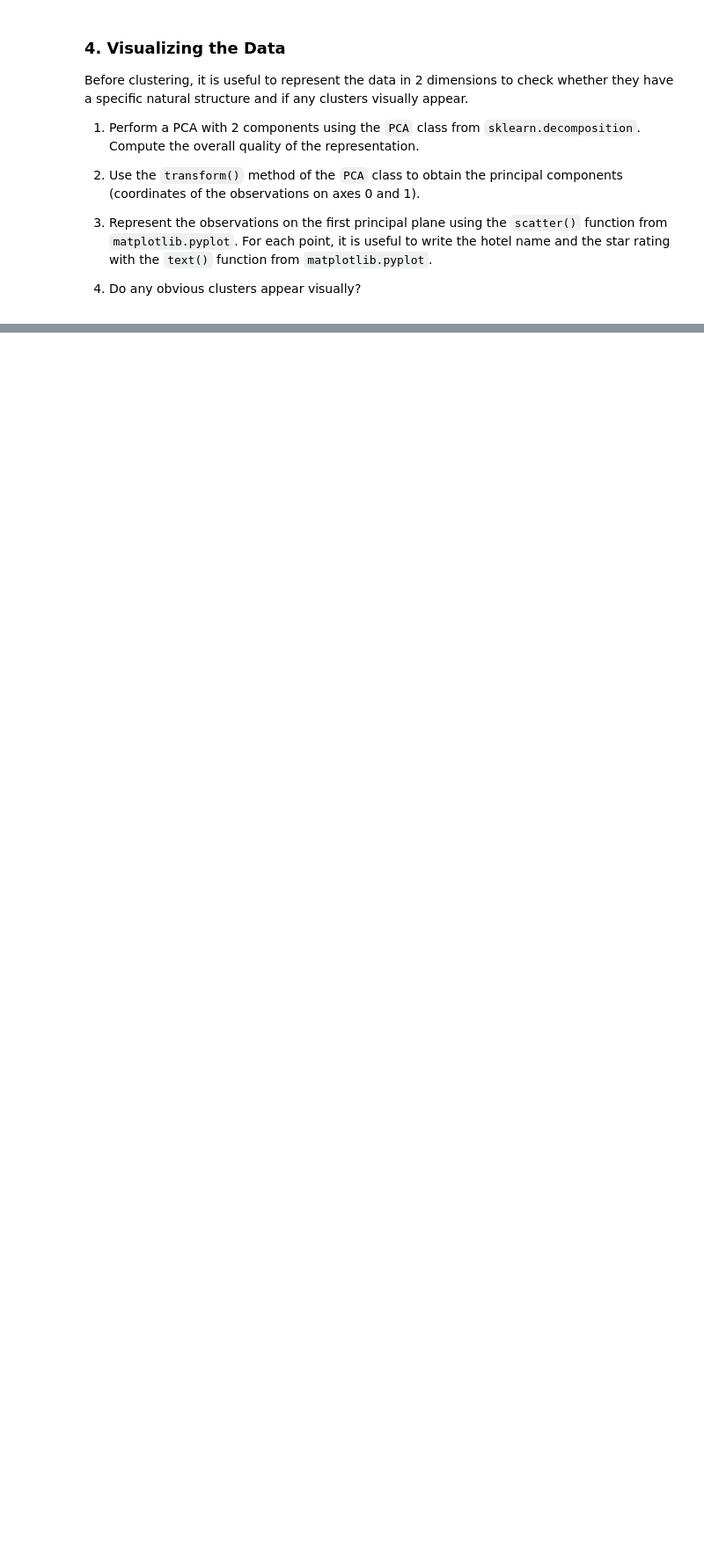
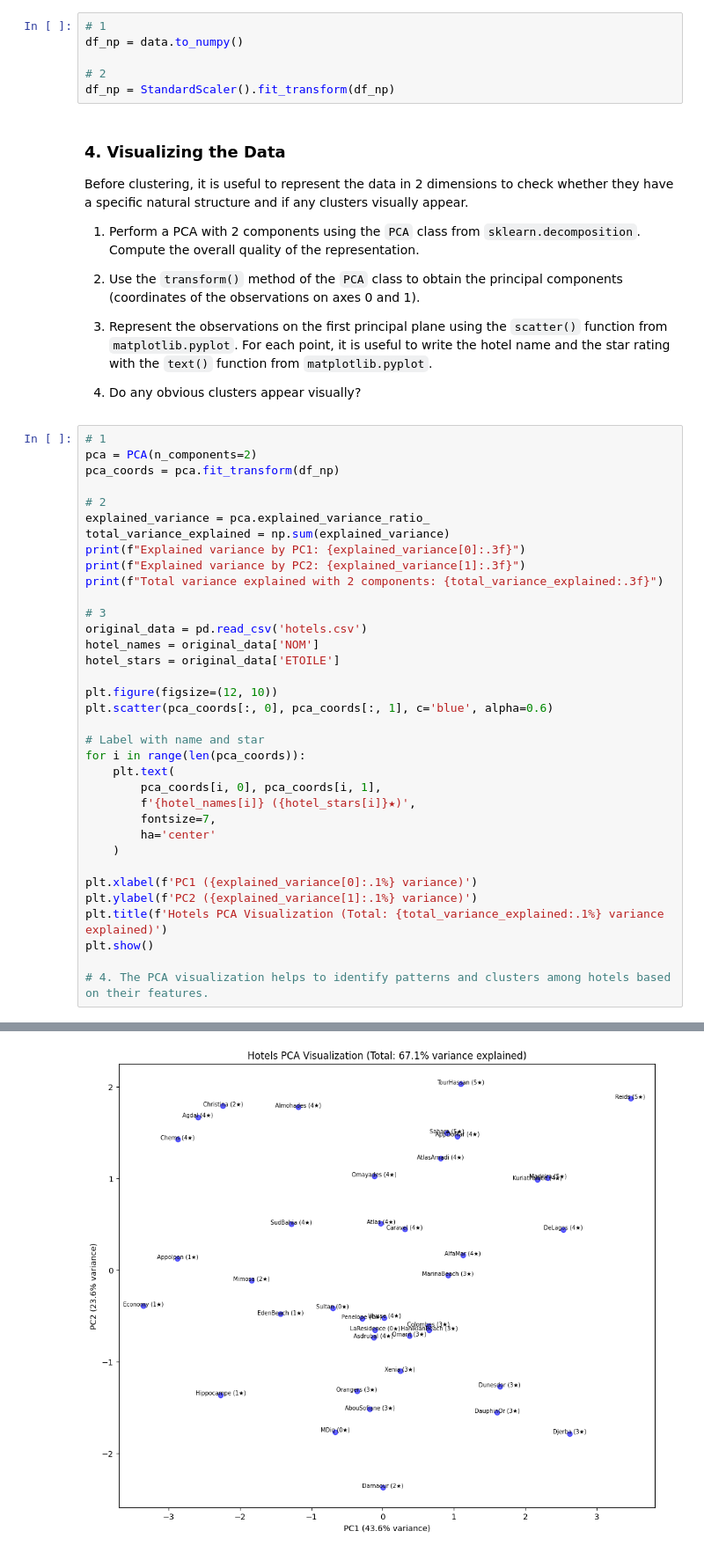
Before and after one commit to jmvilla12/apprentissage-non-supervise, a Jupyter notebook: TP2/TP_clustering_template.ipynb, the cells around one changed output, grey strips where cells are left out. Shown at 88% size. Cells and saved outputs as stored; diff of their text form; blank space fills up the shorter version.

```diff
--- a/TP2/TP_clustering_template.ipynb
+++ b/TP2/TP_clustering_template.ipynb
@@ -50,6 +84,12 @@ To perform clustering, the data must be centered and scaled:
 1. First, convert the `DataFrame` object into a `numpy` array by using the `to_numpy()` method of the `DataFrame` class.
 
 1. Next, use the `StandardScaler` class from `sklearn.preprocessing` to center and scale the data. Use the `fit()` and `transform()` methods to obtain the normalized data matrix.
+# %%
+# 1
+df_np = data.to_numpy()
+
+# 2
+df_np = StandardScaler().fit_transform(df_np)
 # %% [markdown]
 ### 4. Visualizing the Data
 
@@ -62,3 +102,39 @@ Before clustering, it is useful to represent the data in 2 dimensions to check w
 3.  Represent the observations on the first principal plane using the `scatter()` function from `matplotlib.pyplot`. For each point, it is useful to write the hotel name and the star rating with the `text()` function from `matplotlib.pyplot`.
 
 4. Do any obvious clusters appear visually?
+# %%
+# 1
+pca = PCA(n_components=2)
+pca_coords = pca.fit_transform(df_np)
+
+# 2
+explained_variance = pca.explained_variance_ratio_
+total_variance_explained = np.sum(explained_variance)
+print(f"Explained variance by PC1: {explained_variance[0]:.3f}")
+print(f"Explained variance by PC2: {explained_variance[1]:.3f}")
+print(f"Total variance explained with 2 components: {total_variance_explained:.3f}")
+
+# 3
+original_data = pd.read_csv('hotels.csv')
+hotel_names = original_data['NOM']
+hotel_stars = original_data['ETOILE']
+
+plt.figure(figsize=(12, 10))
+plt.scatter(pca_coords[:, 0], pca_coords[:, 1], c='blue', alpha=0.6)
+
+# Label with name and star
+for i in range(len(pca_coords)):
+    plt.text(
+        pca_coords[i, 0], pca_coords[i, 1],
+        f'{hotel_names[i]} ({hotel_stars[i]}★)',
+        fontsize=7,
+        ha='center'
+    )
+
+plt.xlabel(f'PC1 ({explained_variance[0]:.1%} variance)')
+plt.ylabel(f'PC2 ({explained_variance[1]:.1%} variance)')
+plt.title(f'Hotels PCA Visualization (Total: {total_variance_explained:.1%} variance explained)')
+plt.show()
+
+# 4. The PCA visualization helps to identify patterns and clusters among hotels based on their features.
+# %% [output]
@@ -65,3 +144,4 @@ Before clustering, it is useful to represent the data in 2 dimensions to check w
+[figure, added]
 # %% [markdown]
 ### 5. Agglomerative Hierarchical Clustering
 
```
Also changed, not shown: parts of 6 cells of this notebook.
